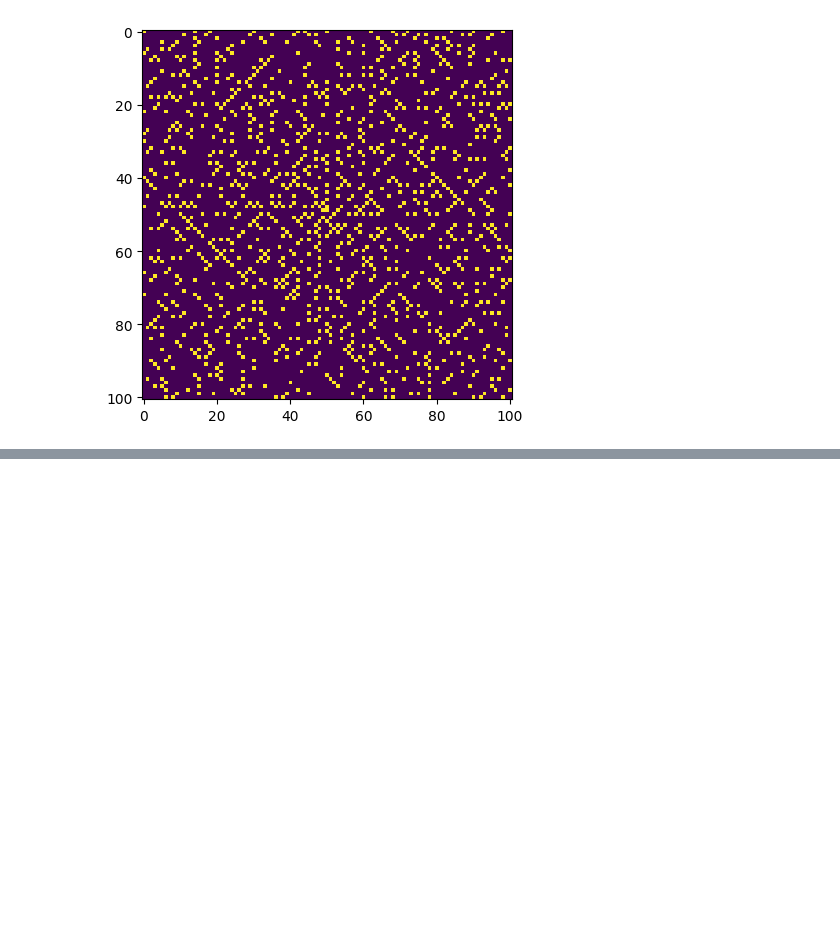
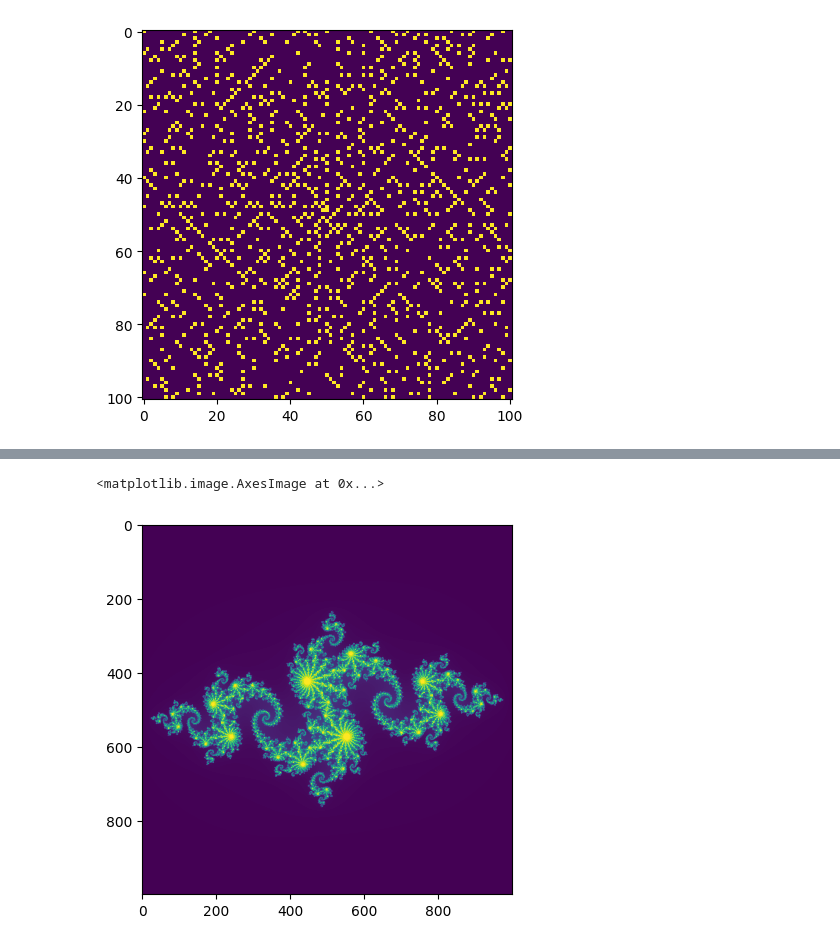
Before and after one commit to nie0056/VVP-L2023-DU, a Jupyter notebook: 03_ukoly.ipynb, the cells around one changed output, grey strips where cells are left out. Drawn from its saved outputs; the diff is of its cells as text; code cells hidden in the pictures; blank space fills up the shorter version.

```diff
--- a/03_ukoly.ipynb
+++ b/03_ukoly.ipynb
@@ -274,7 +274,7 @@ def mandelbrot_set(x_min = -2, x_max = 1, y_min = -1.5, y_max = 1.5, n = 1000, k
 
     mat_c = np.vectorize(complex)(mat_c_re, mat_c_im)
 
-    mat_z = mat_c
+    mat_z = mat_c.copy()
 
     divergence_matrix = np.zeros((n, n), dtype=int)
 
@@ -284,7 +284,7 @@ def mandelbrot_set(x_min = -2, x_max = 1, y_min = -1.5, y_max = 1.5, n = 1000, k
 
         divergence_matrix[mask] += 1
 
-        mat_z = mat_z**2 + mat_c
+        mat_z[mask] = mat_z[mask]**2 + mat_c[mask]
 
     return divergence_matrix
 # %%
@@ -336,0 +415,30 @@ plt.imshow(np.vectorize(lambda i: all(generator_modulo(i)))(integer_spiral_numpy
+# %%
+def julia_set(x_min = -1.6, x_max = 1.6, y_min = -1.6, y_max = 1.6, n = 1000, k = 300, c = -0.8 + 0.156j):
+
+    re_interval = np.linspace(x_min, x_max, n)
+
+    im_interval = np.linspace(y_min, y_max, n)
+
+    mat_z_re, mat_z_im = np.meshgrid(re_interval, im_interval)
+
+    mat_z = np.vectorize(complex)(mat_z_re, mat_z_im)
+
+    mat_c = np.full((n, n), c)
+
+    divergence_matrix = np.zeros((n, n), dtype=int)
+
+    for _ in range(k):
+
+        mask = np.absolute(mat_z) < 2
+
+        divergence_matrix[mask] += 1
+
+        mat_z[mask] = mat_z[mask]**2 + mat_c[mask]
+
+    return divergence_matrix
+
+divergence_matrix = julia_set()
+plt.imshow(divergence_matrix)
+# %% [output]
+<matplotlib.image.AxesImage at 0x...>
+[figure, added]
```
Also changed, not shown: parts of 2 cells of this notebook.
